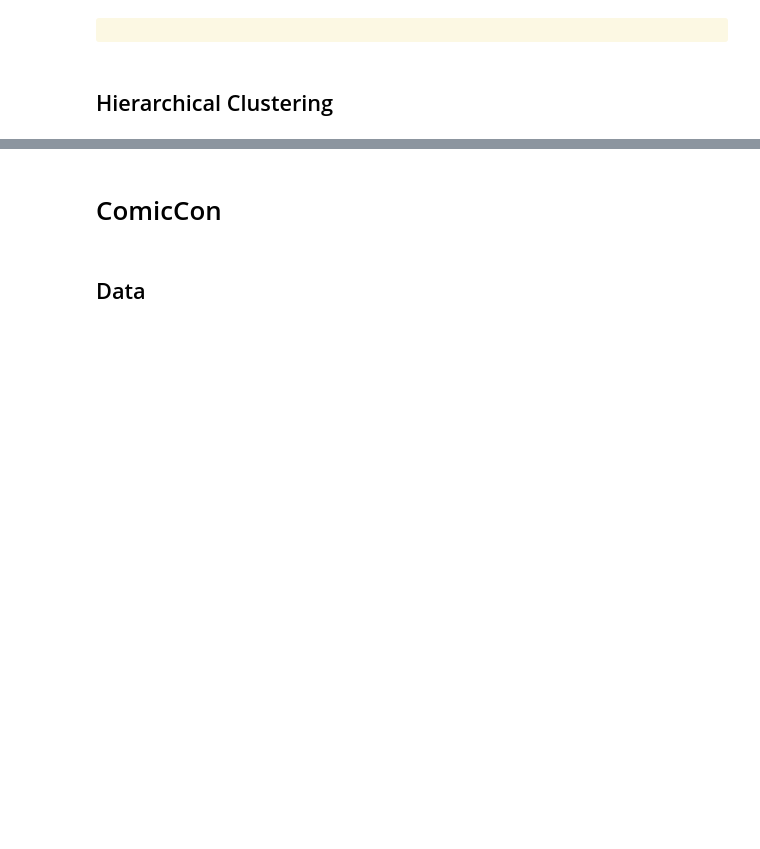
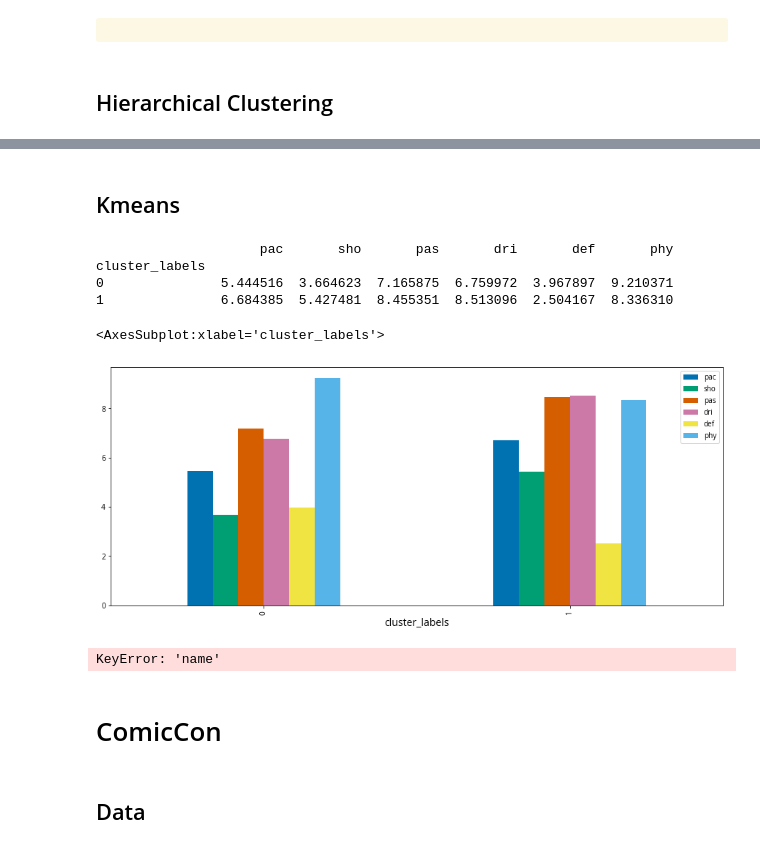
Before and after one commit to watchful-cluckets/springboard_dsci_career_track, a Jupyter notebook: datacamp_projects/clustering/clustering.ipynb, the cells around one changed output, grey strips where cells are left out. Drawn from its saved outputs; the diff is of its cells as text; code cells hidden in the pictures; blank space fills up the shorter version.

```diff
--- a/datacamp_projects/clustering/clustering.ipynb
+++ b/datacamp_projects/clustering/clustering.ipynb
@@ -249,3 +283,31 @@ cluster_labels
+# %% [markdown]
+## Kmeans
+# %%
+interesting_features = ['pac', 'sho', 'pas', 'dri', 'def', 'phy']
+
+# Create centroids with kmeans for 2 clusters
+cluster_centers,_ = kmeans(fifa_whitened[interesting_features].to_numpy().astype(float), 2)
+
+# Assign cluster labels and print cluster centers
+fifa_whitened['cluster_labels'], _ = vq(fifa_whitened[interesting_features], cluster_centers)
+print(fifa_whitened.groupby('cluster_labels')[interesting_features].mean())
+# %% [output]
+                     pac       sho       pas       dri       def       phy
+cluster_labels
+0               5.444516  3.664623  7.165875  6.759972  3.967897  9.210371
+1               6.684385  5.427481  8.455351  8.513096  2.504167  8.336310
+# %%
+# Plot cluster centers to visualize clusters
+fifa_whitened.groupby('cluster_labels')[interesting_features].mean().plot(legend=True, kind='bar')
+# %% [output]
+<AxesSubplot:xlabel='cluster_labels'>
+[figure, added]
+# %%
+# Get the name column of first 5 players in each cluster
+for cluster in fifa_whitened['cluster_labels'].unique():
+    print(cluster, fifa_whitened[fifa_whitened['cluster_labels'] == cluster]["name"].values[:5])
+# %% [output]
+KeyError: 'name'
 # %% [markdown]
 # ComicCon
 # %% [markdown]
```
Also changed, not shown: parts of 46 cells of this notebook, 4 other files.
